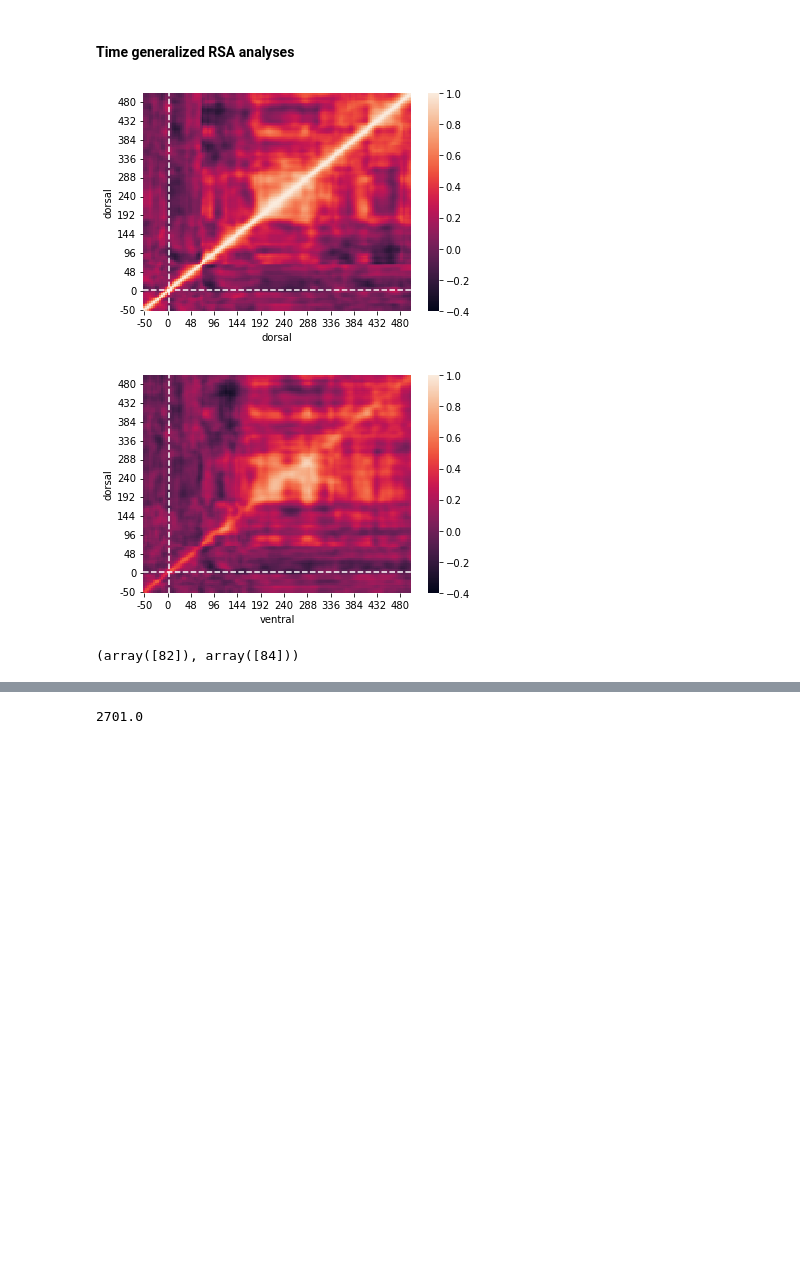
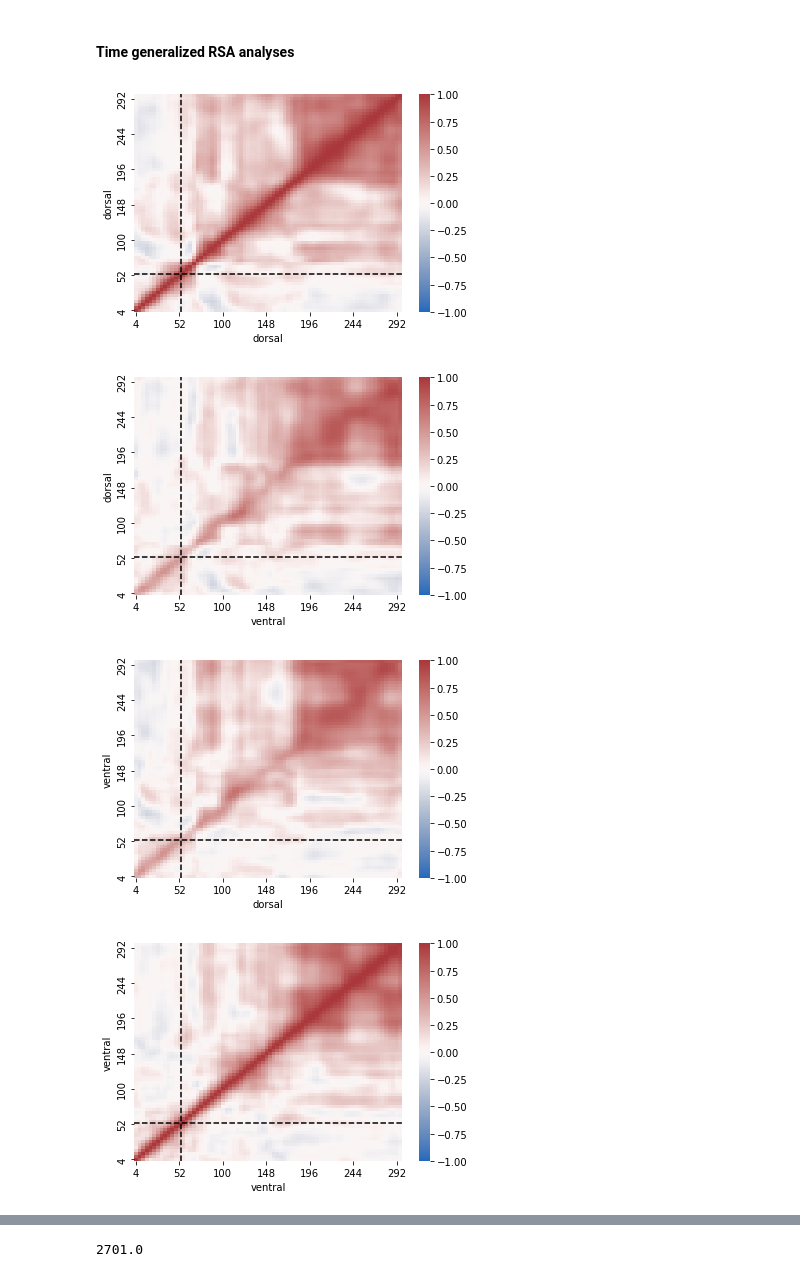
Before and after one commit to vayzenb/pepdoc, a Jupyter notebook: analysis/pepdoc_analysis.ipynb, the cells around one changed output, grey strips where cells are left out. Saved outputs shown, nothing was run; the diff lists cells and outputs as text; code cells hidden in the pictures; blank space fills up the shorter version.

Commit message:
fixed time generalization analyses

```diff
--- a/analysis/pepdoc_analysis.ipynb
+++ b/analysis/pepdoc_analysis.ipynb
@@ -36,0 +66,23 @@ timepoints = list(range(-start_window, post_stim, bin_length)) #134 20 ms bins
+# %%
+'''
+Plot ERP  split by hemi
+'''
+rois = ['dorsal','ventral']
+
+for roi in rois:
+    plt.figure(figsize=(10, 6), dpi=80)
+    for lr in ['left','right']:
+        roi_erp = np.load(f'{results_dir}/erp/{lr}_{roi}_mean_ts.npy')
+        roi_mean = np.mean(roi_erp, axis=0)
+
+        sem = np.std(roi_erp, ddof=1, axis =0) / np.sqrt(roi_erp.shape[0])
+
+        plt.plot(timepoints, roi_mean, label=f'{lr} {roi}') #...plot the data, add error bars to mat plot lib, use standard error of the mean to add., there is a package called psypy to do this (psyplot - SEM)
+        plt.axhline(y=0.25, color='k', linestyle='--')
+        #plt.axhline(y=0.2215, color='k', linestyle='--')
+        plt.fill_between(timepoints, roi_mean-sem, roi_mean+sem,alpha=0.5)
+        plt.legend()
+
+        plt.xlabel('Time (ms)')
+        plt.ylabel('Accuracy (%)')
+    plt.show()
@@ -40,7 +95,7 @@ timepoints = list(range(-start_window, post_stim, bin_length)) #134 20 ms bins
 '''
 Plot decodeing accuracy for each ROI with shading
 '''
-rois = ['dorsal','ventral','control']
+rois = ['dorsal','ventral']
 #rois = ['dorsal']
 
 plt.figure(figsize=(10, 6), dpi=80)
@@ -115,7 +170,7 @@ for roi in rois:
 #### Significance across time
 # %%
 #dorsal
-rois = ['dorsal','ventral','control']
+rois = ['dorsal','ventral']
 for roi in rois:
     decoding_data = np.load(f'{results_dir}/decode/{roi}_decoding.npy')
     sig_ts = []
@@ -197,7 +255,7 @@ iter = 1000
 
 boot_df = pd.DataFrame()
 for roi in rois:
-    decoding_data = np.load(f'{results_dir}/{roi}_decoding.npy')
+    decoding_data = np.load(f'{results_dir}/decode/{roi}_decoding.npy')
     decoding_data = decoding_data[:,stim_onset:]
     decoding_data = pd.DataFrame(decoding_data) #convert to dataframe because it has a good resampling function
     decode_boot = []
@@ -255,7 +313,7 @@ for roi in rois:
         #    pdb.set_trace()
 
         #convert to the actual time point
-        sig_onset = (sig_onset *4)-36
+        sig_onset = (sig_onset *4)
 
         #add the onset value from the resample to a list
         decode_boot.append(sig_onset)
@@ -398,29 +470,30 @@ parameter F test:         F=1.6497  , p=0.0875  , df_denom=1469, df_num=10
 # %%
 """
 Plot time generalization RDMs
 """
 
 rois = ['dorsal','ventral']
 #rois = ['dorsal']
 
 #timepoints = np.asanyarray(timepoints)
 time_cols = np.asanyarray(timepoints)
 time_cols[1:] = time_cols[1:] + 2
 for roi1 in rois:
     for roi2 in rois:
         corr_ts = np.load(f'{results_dir}/rsa/{roi1}_{roi2}_corr_ts.npy')
+
         corr_df = pd.DataFrame(corr_ts, columns = time_cols, index = time_cols)
-
-        ax = sns.heatmap(corr_df,xticklabels=12,yticklabels=12, vmin = -.4, vmax = 1)
+        corr_df = corr_df.iloc[stim_onset:stim_offset,stim_onset:stim_offset]
+        ax = sns.heatmap(corr_df,xticklabels=12,yticklabels=12, vmin = -1, vmax = 1, cmap= "vlag")
         #ax.set_title(f'{roi1} {roi2}')
         ax.invert_yaxis()
-        plt.axvline(13,  linestyle='--', color = 'white')
-        plt.axhline(13,  linestyle='--', color = 'white')
+        plt.axvline(13,  linestyle='--', color = 'black')
+        plt.axhline(13,  linestyle='--', color = 'black')
         plt.ylabel(roi1)
         plt.xlabel(roi2)
         plt.show()
-
-    break
 # %% [output]
-[figure, old version]
+[figure, new version]
-[figure, old version]
+[figure, new version]
+[figure, added]
+[figure, added]
@@ -429,4 +499,0 @@ np.max
-# %%
-np.where(test == np.max(test))
-# %% [output]
-(array([82]), array([84]))
```
Also changed, not shown: parts of 25 cells of this notebook, 1 other file.
